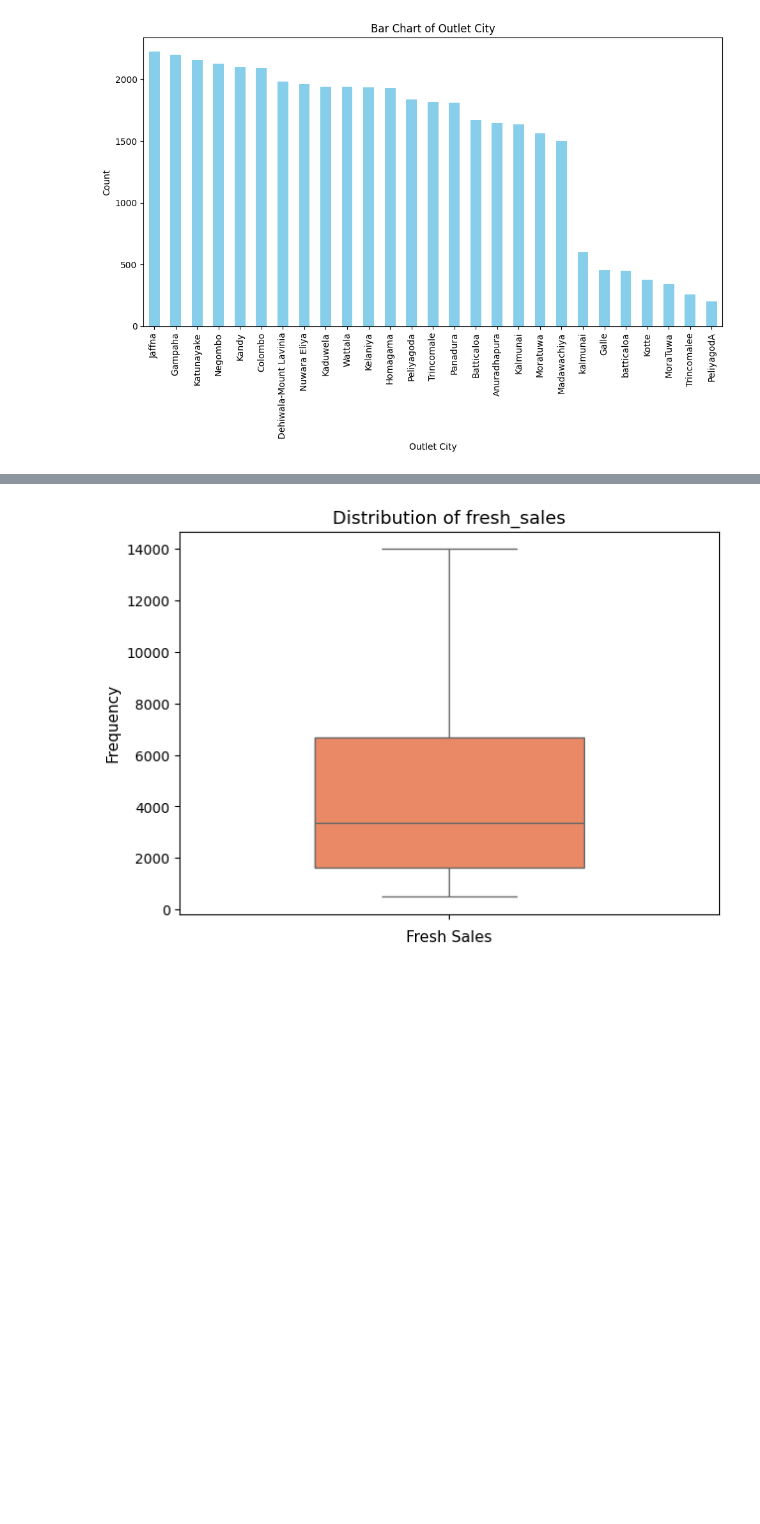
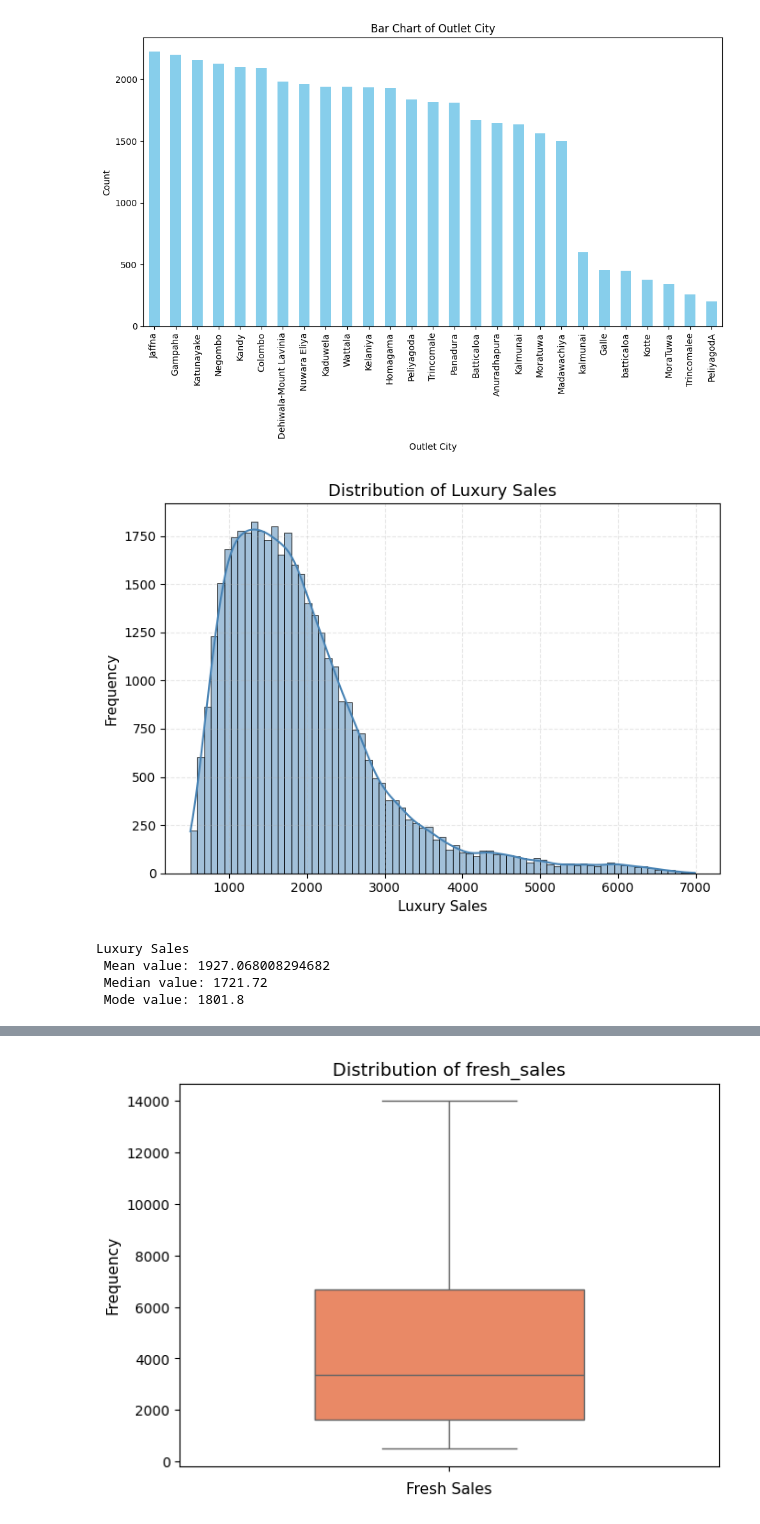
Before and after one commit to Krishnadayal/Data-Science-Project-Lifecycle, a Jupyter notebook: finalised_test.ipynb, the cells around one changed output, grey strips where cells are left out. Drawn from its saved outputs; the diff is of its cells as text; code cells hidden in the pictures; blank space fills up the shorter version.

```diff
--- a/finalised_test.ipynb
+++ b/finalised_test.ipynb
@@ -301,3 +301,20 @@ plt.tight_layout()
 plt.show()
 # %% [output]
 [figure]
+# %%
+plt.figure(figsize = [7,5])
+sns.histplot(data = kj_test, bins = 75, x = "luxury_sales", kde = True, color = "steelblue")
+plt.title("Distribution of Luxury Sales", fontsize = 13)
+plt.xlabel("Luxury Sales", fontsize = 11)
+plt.ylabel("Frequency", fontsize = 11)
+plt.grid(True, linestyle = '--', alpha =0.3)
+plt.tight_layout()
+plt.show()
+
+print(f"Luxury Sales \n Mean value: {kj_test['luxury_sales'].mean()} \n Median value: {kj_test['luxury_sales'].median()} \n Mode value: {kj_test['luxury_sales'].mode()[0]}")
+# %% [output]
+[figure, added]
+Luxury Sales
+ Mean value: 1927.068008294682
+ Median value: 1721.72
+ Mode value: 1801.8
```
Also changed, not shown: parts of 5 cells of this notebook.
